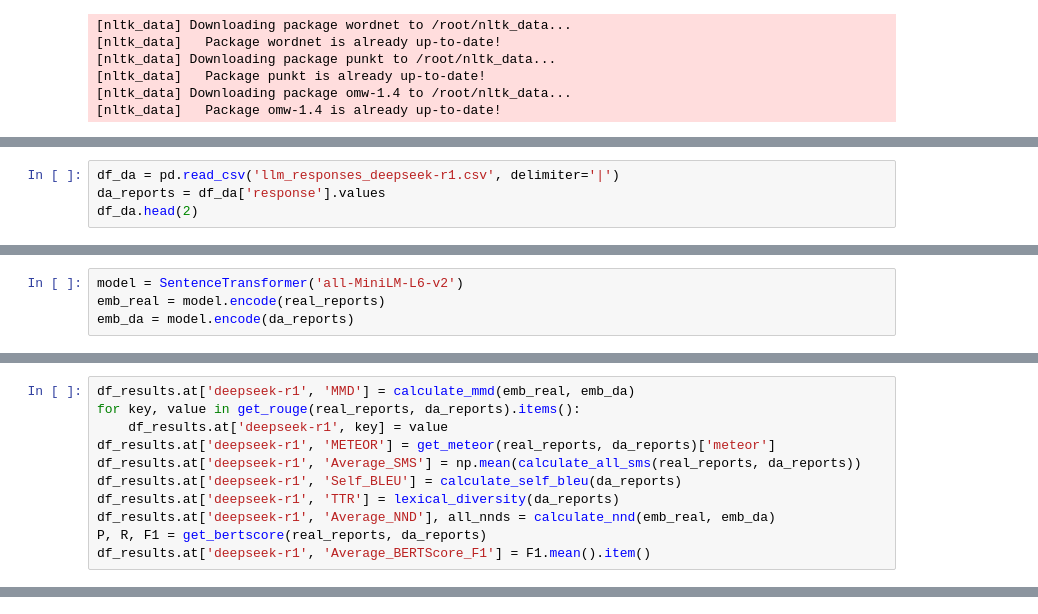
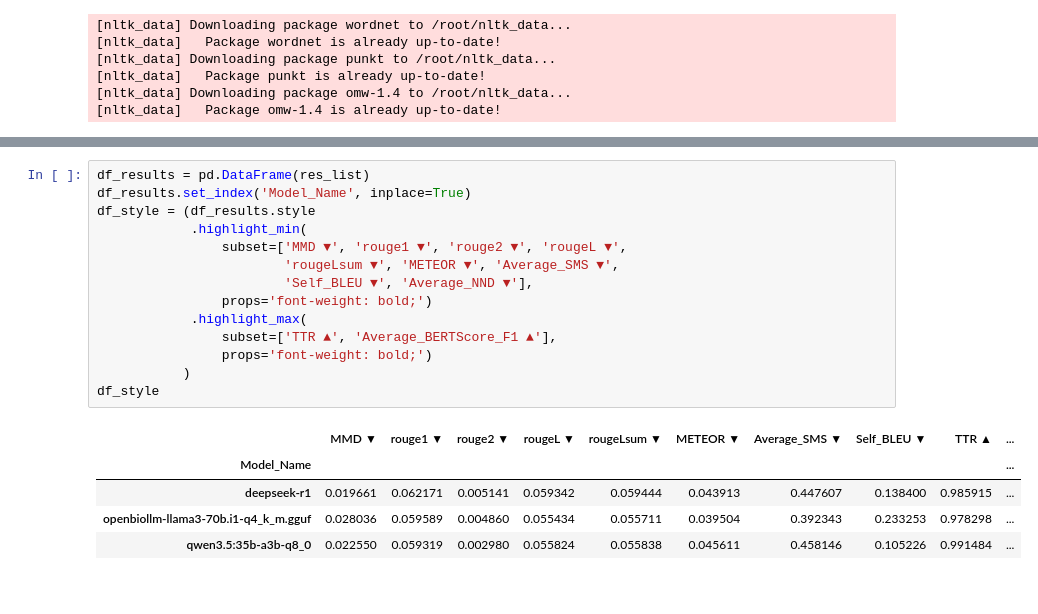
Before and after one commit to guillermoih/Alentar_Generation_LLM, a Jupyter notebook: Evaluate_DA.ipynb, the cells around one changed output, grey strips where cells are left out. Drawn from its saved outputs; the diff is of its cells as text.

```diff
--- a/Evaluate_DA.ipynb
+++ b/Evaluate_DA.ipynb
@@ -21,4 +21,0 @@ from src.alentar_llm.metrics import (calculate_mmd, show_embeddings,
-# %%
-df_da = pd.read_csv('llm_responses_deepseek-r1.csv', delimiter='|')
-da_reports = df_da['response'].values
-df_da.head(2)
@@ -45,4 +21,0 @@ df_results = pd.DataFrame()
-# %%
-model = SentenceTransformer('all-MiniLM-L6-v2')
-emb_real = model.encode(real_reports)
-emb_da = model.encode(da_reports)
@@ -58,11 +21,0 @@ Notes:
-# %%
-df_results.at['deepseek-r1', 'MMD'] = calculate_mmd(emb_real, emb_da)
-for key, value in get_rouge(real_reports, da_reports).items():
-    df_results.at['deepseek-r1', key] = value
-df_results.at['deepseek-r1', 'METEOR'] = get_meteor(real_reports, da_reports)['meteor']
-df_results.at['deepseek-r1', 'Average_SMS'] = np.mean(calculate_all_sms(real_reports, da_reports))
-df_results.at['deepseek-r1', 'Self_BLEU'] = calculate_self_bleu(da_reports)
-df_results.at['deepseek-r1', 'TTR'] = lexical_diversity(da_reports)
-df_results.at['deepseek-r1', 'Average_NND'], all_nnds = calculate_nnd(emb_real, emb_da)
-P, R, F1 = get_bertscore(real_reports, da_reports)
-df_results.at['deepseek-r1', 'Average_BERTScore_F1'] = F1.mean().item()
@@ -93,0 +80,20 @@ df_results
+# %%
+df_results = pd.DataFrame(res_list)
+df_results.set_index('Model_Name', inplace=True)
+df_style = (df_results.style
+            .highlight_min(
+                subset=['MMD ▼', 'rouge1 ▼', 'rouge2 ▼', 'rougeL ▼',
+                        'rougeLsum ▼', 'METEOR ▼', 'Average_SMS ▼',
+                        'Self_BLEU ▼', 'Average_NND ▼'],
+                props='font-weight: bold;')
+            .highlight_max(
+                subset=['TTR ▲', 'Average_BERTScore_F1 ▲'],
+                props='font-weight: bold;')
+           )
+df_style
+# %% [output]
+|  | MMD ▼ | rouge1 ▼ | rouge2 ▼ | rougeL ▼ | rougeLsum ▼ | METEOR ▼ | Average_SMS ▼ | Self_BLEU ▼ | TTR ▲ | ... |
+| Model_Name |  |  |  |  |  |  |  |  |  | ... |
+| deepseek-r1 | 0.019661 | 0.062171 | 0.005141 | 0.059342 | 0.059444 | 0.043913 | 0.447607 | 0.138400 | 0.985915 | ... |
+| openbiollm-llama3-70b.i1-q4_k_m.gguf | 0.028036 | 0.059589 | 0.004860 | 0.055434 | 0.055711 | 0.039504 | 0.392343 | 0.233253 | 0.978298 | ... |
+| qwen3.5:35b-a3b-q8_0 | 0.022550 | 0.059319 | 0.002980 | 0.055824 | 0.055838 | 0.045611 | 0.458146 | 0.105226 | 0.991484 | ... |
```
Also changed, not shown: parts of 18 cells of this notebook, 5 other files.
